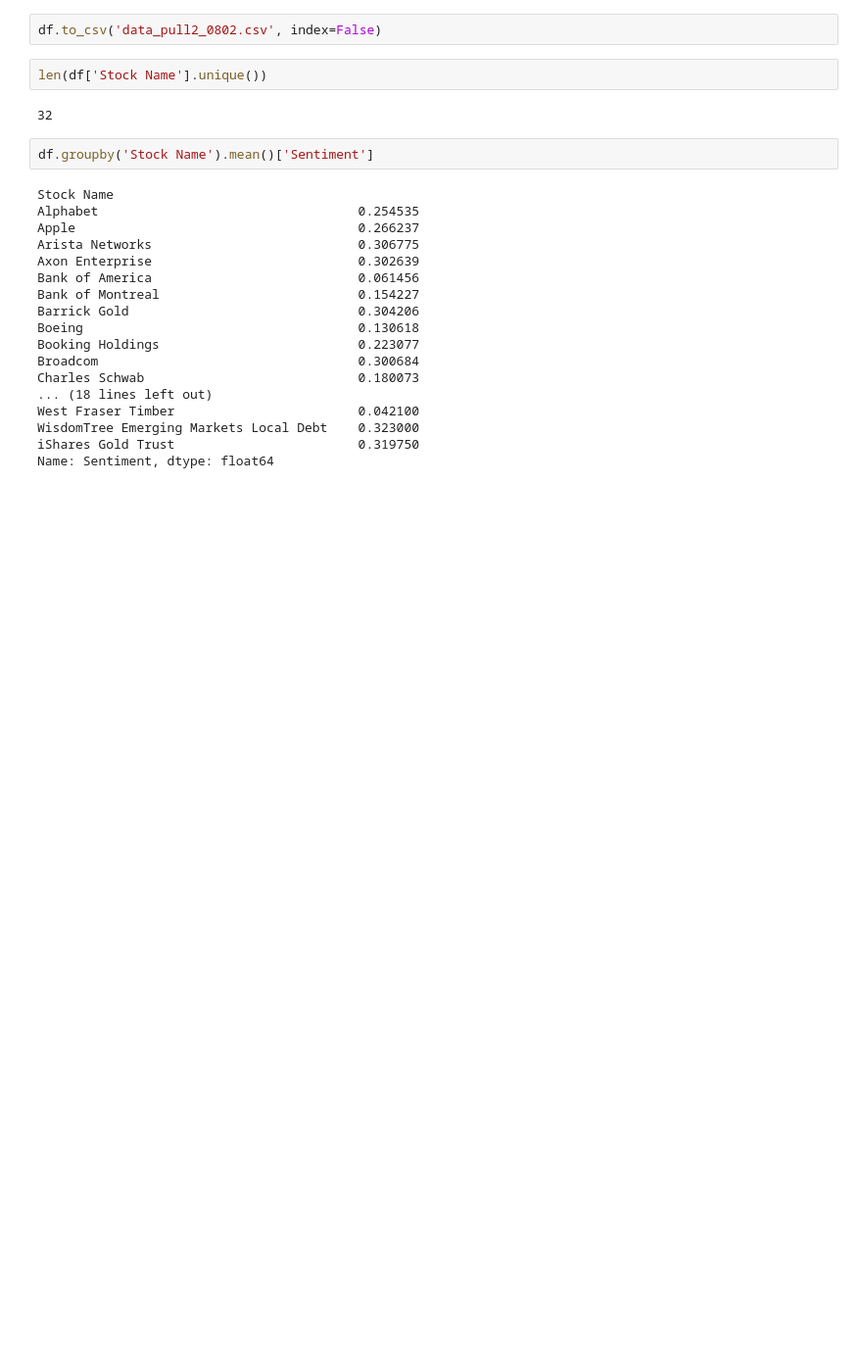
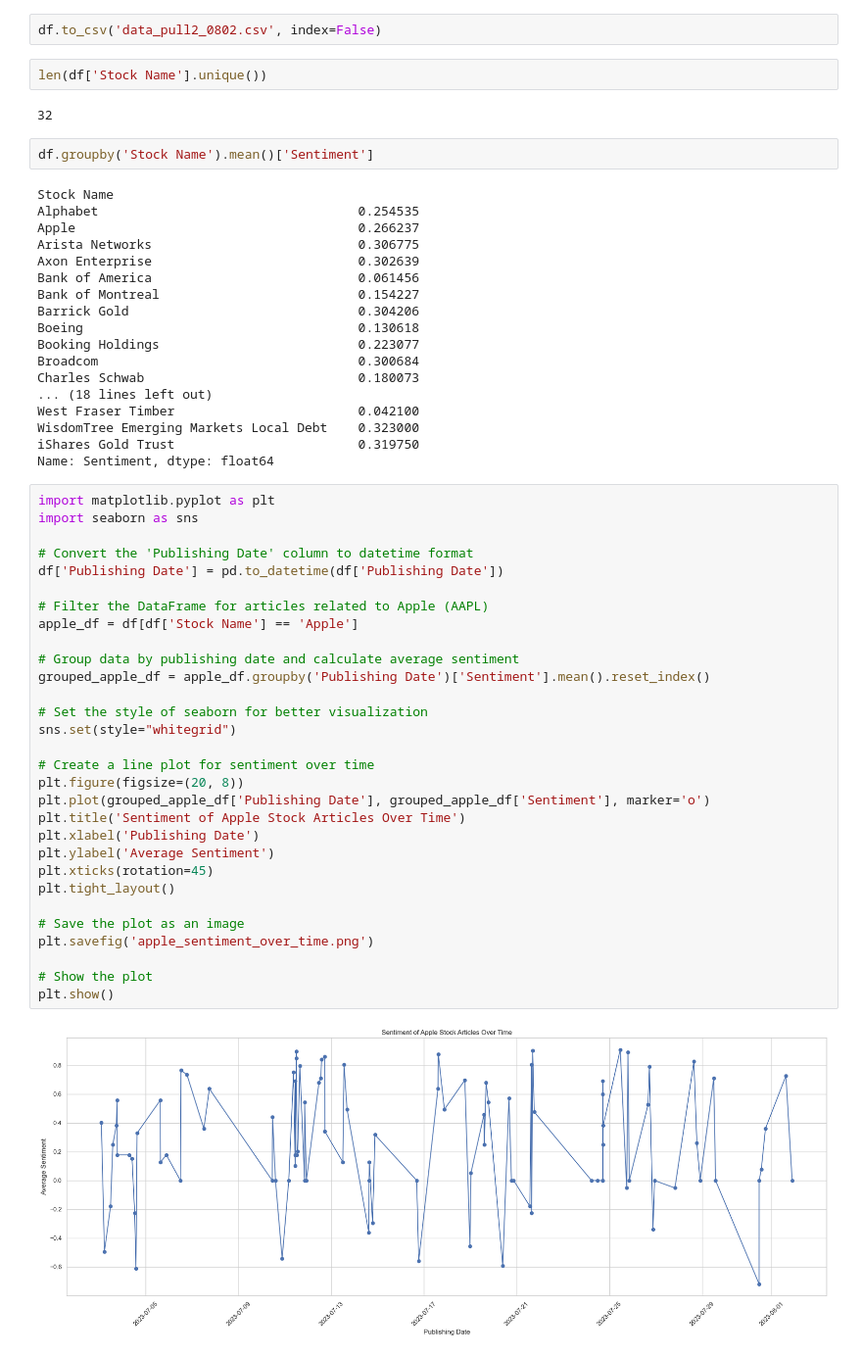
Before and after one commit to PabloAA007/ATSO-Algorithmic-Trading-Strategy-Optimization, a Jupyter notebook: CSV.ipynb, the cells around one changed output. Shown at 98% size. Saved outputs shown, nothing was run; the diff lists cells and outputs as text; blank space fills up the shorter version.

```diff
--- a/CSV.ipynb
+++ b/CSV.ipynb
@@ -149,3 +118,35 @@ West Fraser Timber                        0.042100
 WisdomTree Emerging Markets Local Debt    0.323000
 iShares Gold Trust                        0.319750
 Name: Sentiment, dtype: float64
+# %%
+import matplotlib.pyplot as plt
+import seaborn as sns
+
+# Convert the 'Publishing Date' column to datetime format
+df['Publishing Date'] = pd.to_datetime(df['Publishing Date'])
+
+# Filter the DataFrame for articles related to Apple (AAPL)
+apple_df = df[df['Stock Name'] == 'Apple']
+
+# Group data by publishing date and calculate average sentiment
+grouped_apple_df = apple_df.groupby('Publishing Date')['Sentiment'].mean().reset_index()
+
+# Set the style of seaborn for better visualization
+sns.set(style="whitegrid")
+
+# Create a line plot for sentiment over time
+plt.figure(figsize=(20, 8))
+plt.plot(grouped_apple_df['Publishing Date'], grouped_apple_df['Sentiment'], marker='o')
+plt.title('Sentiment of Apple Stock Articles Over Time')
+plt.xlabel('Publishing Date')
+plt.ylabel('Average Sentiment')
+plt.xticks(rotation=45)
+plt.tight_layout()
+
+# Save the plot as an image
+plt.savefig('apple_sentiment_over_time.png')
+
+# Show the plot
+plt.show()
+# %% [output]
+[figure, added]
```
Also changed, not shown: parts of 1 cell of this notebook.
